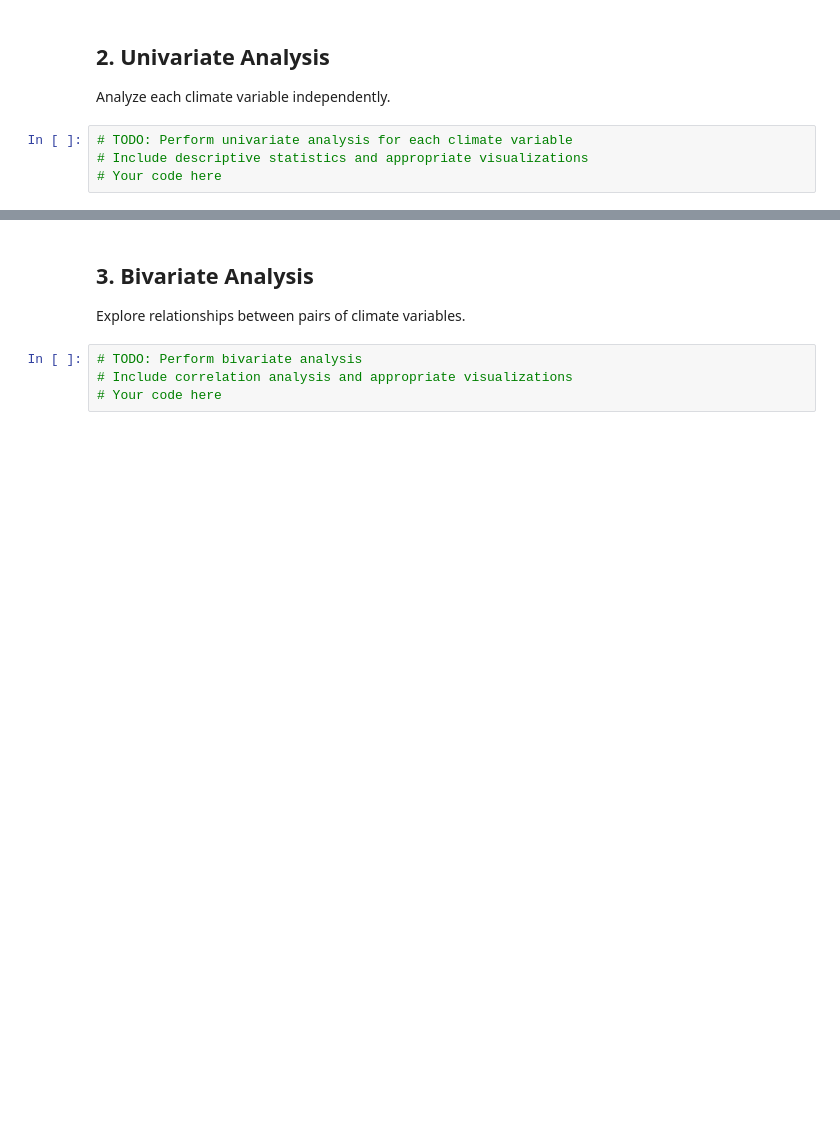
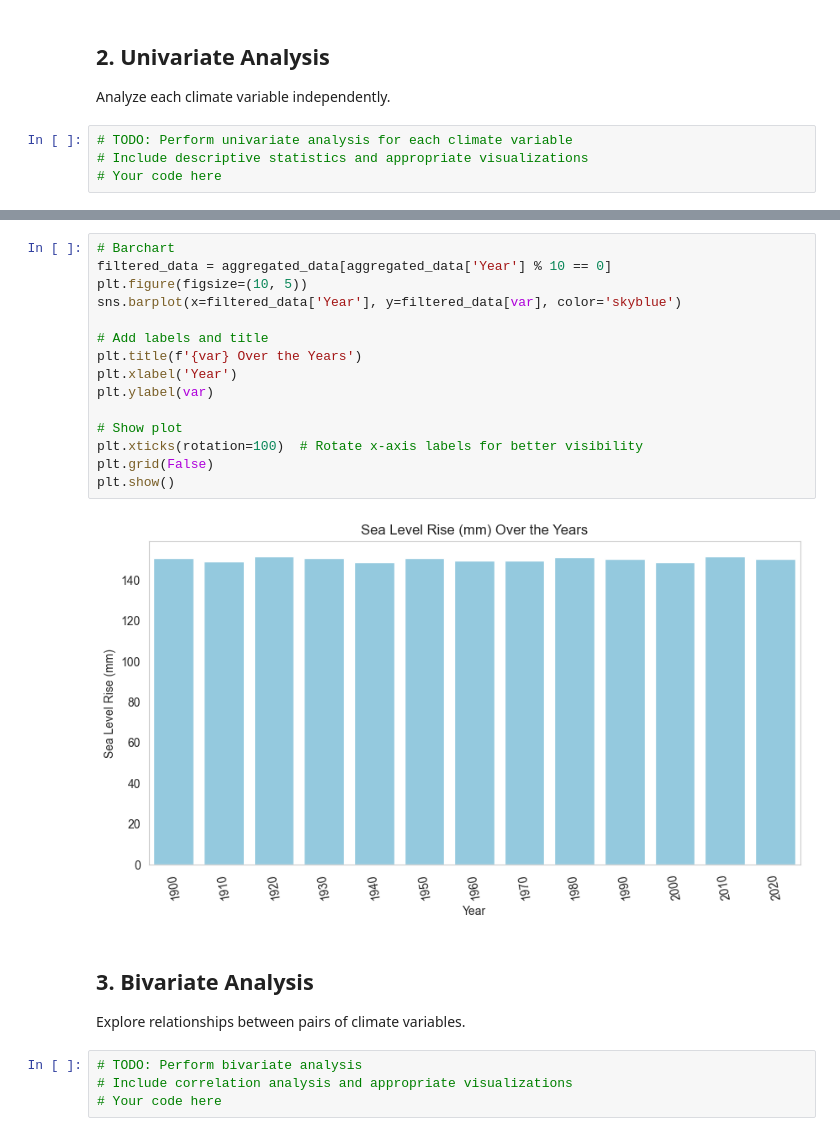
Before and after one commit to Omdena-NIC-Nepal/complete-eda-letsdoit, a Jupyter notebook: starter-notebook.ipynb, the cells around one changed output, grey strips where cells are left out. Saved outputs shown, nothing was run; the diff lists cells and outputs as text; blank space fills up the shorter version.

Commit message:
Barchart added

```diff
--- a/starter-notebook.ipynb
+++ b/starter-notebook.ipynb
@@ -94,3 +141,20 @@ Index(['level_0', 'index', 'Year', 'Global Average Temperature (°C)',
+# %%
+# Barchart
+filtered_data = aggregated_data[aggregated_data['Year'] % 10 == 0]
+plt.figure(figsize=(10, 5))
+sns.barplot(x=filtered_data['Year'], y=filtered_data[var], color='skyblue')
+
+# Add labels and title
+plt.title(f'{var} Over the Years')
+plt.xlabel('Year')
+plt.ylabel(var)
+
+# Show plot
+plt.xticks(rotation=100)  # Rotate x-axis labels for better visibility
+plt.grid(False)
+plt.show()
+# %% [output]
+[figure, added]
 # %% [markdown]
 ## 3. Bivariate Analysis
 
```
Also changed, not shown: parts of 6 cells of this notebook.
